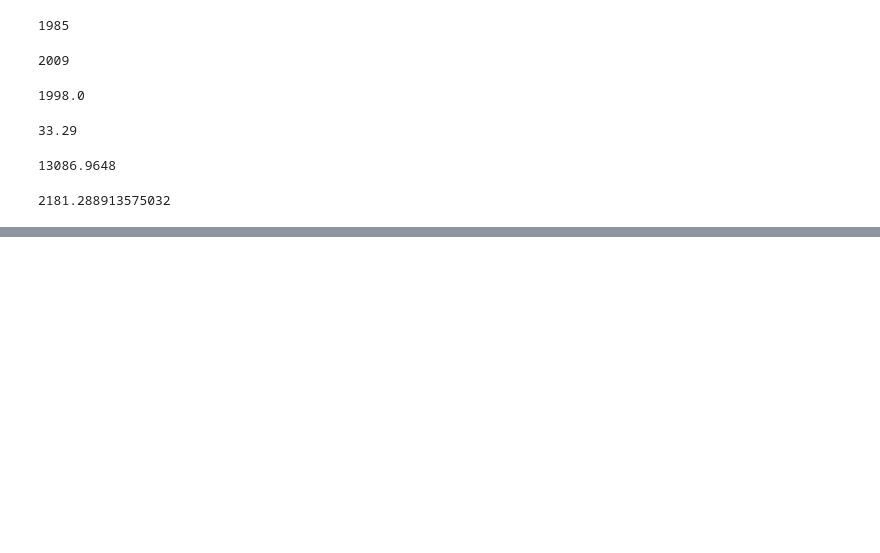
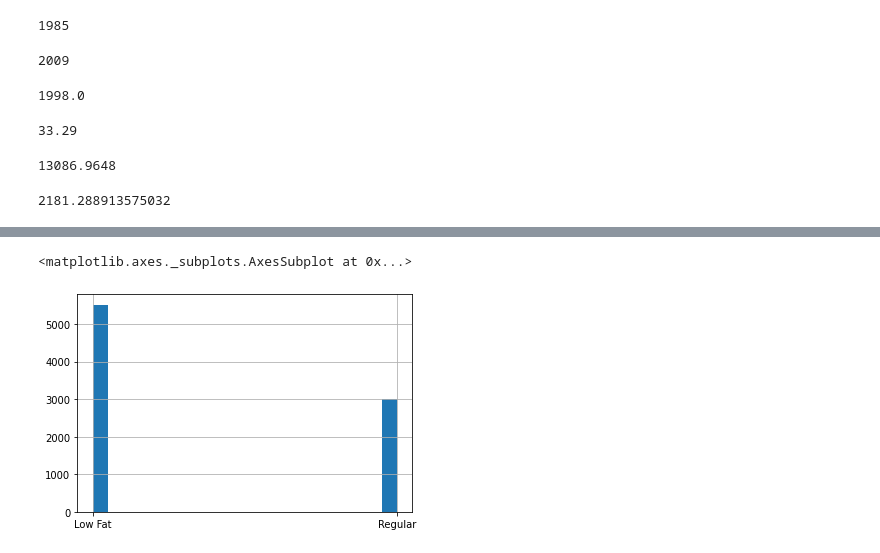
Before and after one commit to NathanRagland/sales-predictions, a Jupyter notebook: SalesPredictions.ipynb, the cells around one changed output, grey strips where cells are left out. Cells and saved outputs as stored; diff of their text form; code cells hidden in the pictures; blank space fills up the shorter version.

```diff
--- a/SalesPredictions.ipynb
+++ b/SalesPredictions.ipynb
@@ -267,0 +304,5 @@ df['Item_Outlet_Sales'].mean()
+# %%
+df['Item_Fat_Content'].hist(bins=20)
+# %% [output]
+<matplotlib.axes._subplots.AxesSubplot at 0x...>
+[figure, added]
```
Also changed, not shown: parts of 20 cells of this notebook.
